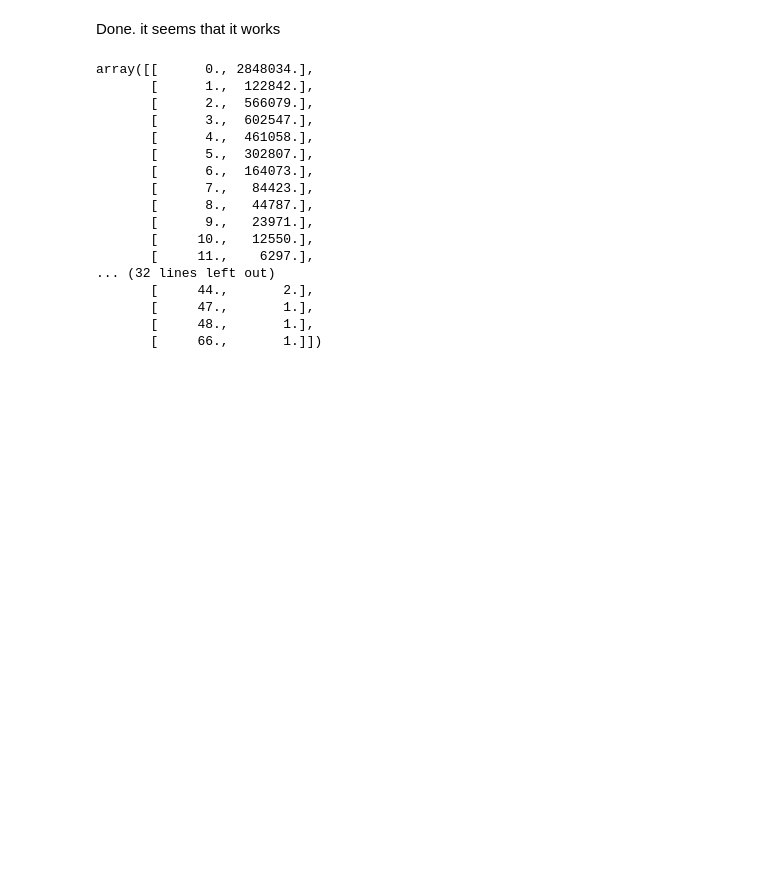
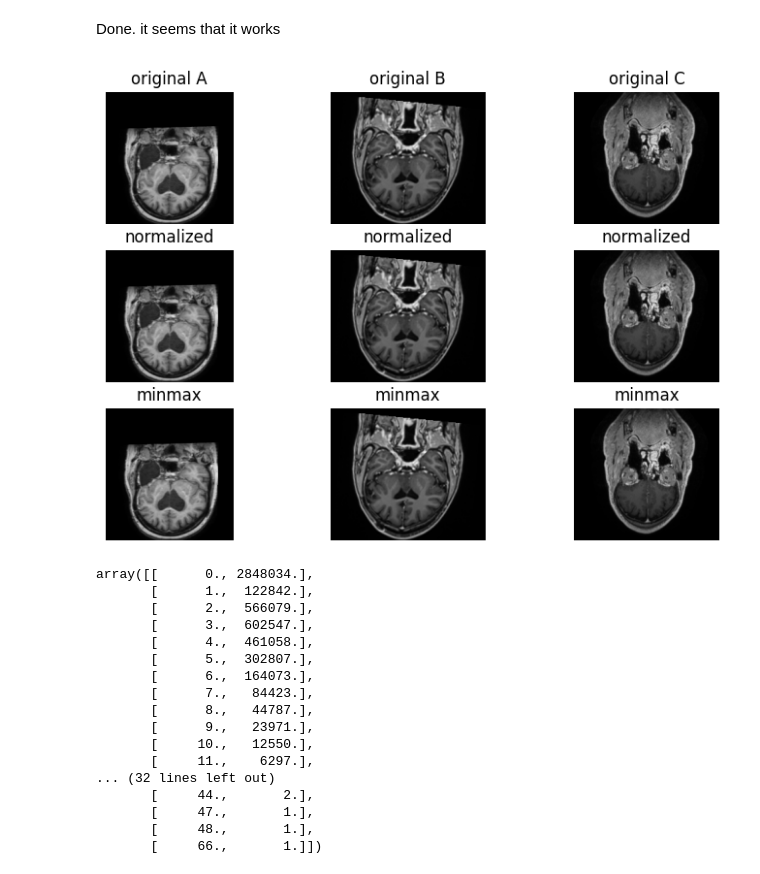
Before and after one commit to taenayat/mri_to_ct, a Jupyter notebook: python_scripts/Histogram.ipynb, the cells around one changed output. Saved outputs shown, nothing was run; the diff lists cells and outputs as text; code cells hidden in the pictures; blank space fills up the shorter version.

```diff
--- a/python_scripts/Histogram.ipynb
+++ b/python_scripts/Histogram.ipynb
@@ -602,3 +687,18 @@ plt.show()
+# %%
+from scipy.ndimage import gaussian_filter1d
+
+# Apply Gaussian smoothing to the hist_data
+smoothed_hist_data = [gaussian_filter1d(hist, sigma=2) for hist in hist_data]
+
+# Plot the smoothed histograms
+plt.figure()
+for binss, hist, cat in zip(bin_data, smoothed_hist_data, label_data):
+    plt.plot(binss[:-1], hist, label=f'machine: {cat}')
+plt.legend()
+plt.xlabel('Intensity')
+plt.ylabel('Frequency')
+plt.title('Smoothed Histogram of MRI images')
+plt.show()
 # %%
 plt.figure(figsize=(9,6))
 slice_number = 100
@@ -651,6 +751,56 @@ plt.show()
 [figure]
 # %% [markdown]
 Done. it seems that it works
+# %%
+plt.figure(figsize=(9,6))
+slice_number = 100
+mixed_dir = [(category_dir[key][i],key) for key in ['A','B','C'] for i in range(1)]
+threshold_dict = {'A':100, 'B':40, 'C':40}
+i = 1
+
+for (mri_img_path,mask_path),cat in mixed_dir:
+    mri_img = sitk.ReadImage(mri_img_path)
+    mri_img = sitk.GetArrayFromImage(mri_img)
+    mask_original = sitk.ReadImage(mask_path)
+    mask_original = sitk.GetArrayFromImage(mask_original).astype(bool)
+
+    img_mean = np.mean(mri_img)
+    img_var = np.std(mri_img)
+
+    normalized_img = (mri_img - img_mean) / img_var
+    normalized_img /= 4
+
+    minmax = (mri_img - np.min(mri_img)) / (np.max(mri_img) - np.min(mri_img))
+
+    # original image
+    plt.subplot(3,3,i)
+    plt.imshow(normalized_img[:,slice_number,:], cmap='gray')
+    plt.axis('off')
+    plt.title('original '+ str(cat))
+
+    # z-score normalized image
+    plt.subplot(3,3,i+3)
+    plt.imshow(normalized_img[:,slice_number,:], cmap='gray')
+    plt.axis('off')
+    plt.title('normalized')
+
+    # minmax normalized image
+    plt.subplot(3,3,i+6)
+    plt.imshow(minmax[:,slice_number,:], cmap='gray')
+    plt.axis('off')
+    plt.title('minmax')
+    i += 1
+    # getting histogram
+    # freq, bins = np.histogram(normalized_img[normalized_img !=0].flatten(), bins=200)
+    # bin_data.append(bins)
+    # hist_data.append(freq)
+
+# plt.figure()
+# for binss,hist in zip(bin_data, hist_data):
+#     plt.plot(binss[:-1], hist)
+plt.show()
+# %% [output]
+[figure, added]
 # %%
 mri_img_path = dataset_dir[0]
 mask_path = mask_dir[0]
```
Also changed, not shown: parts of 9 cells of this notebook, 3 other files.
